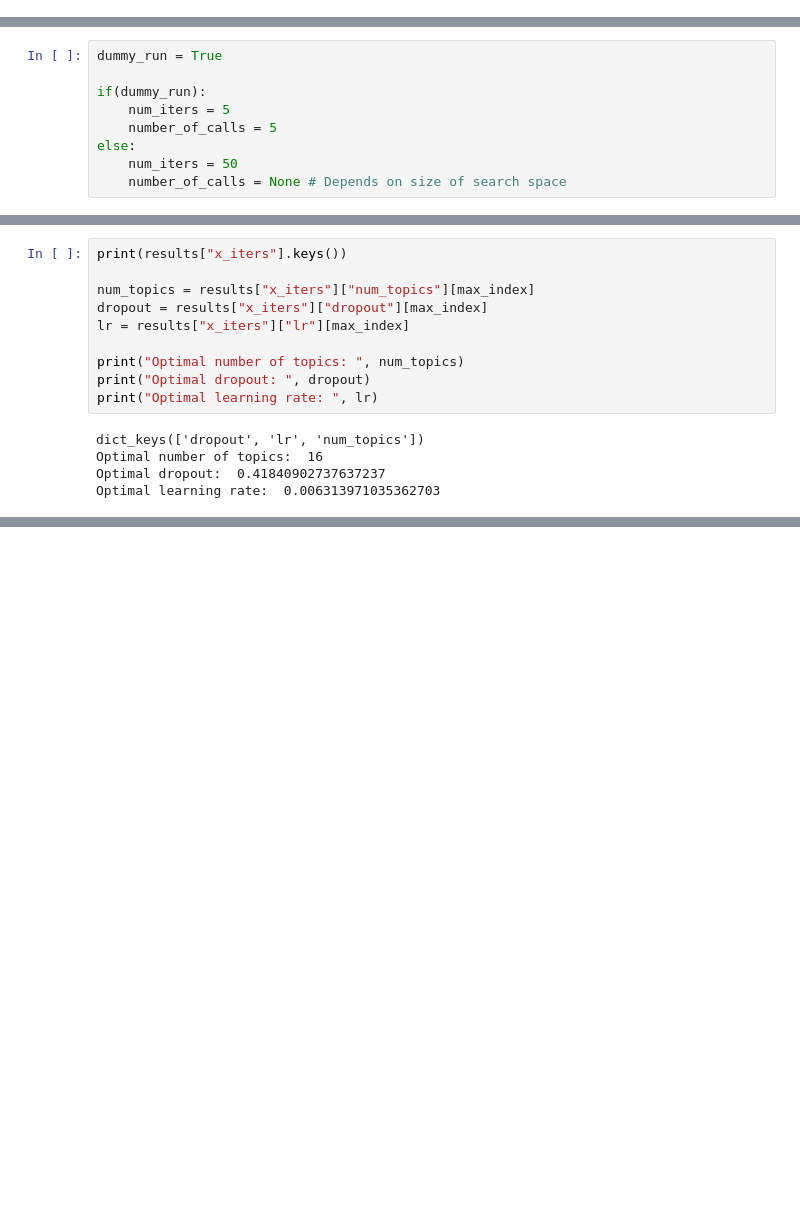
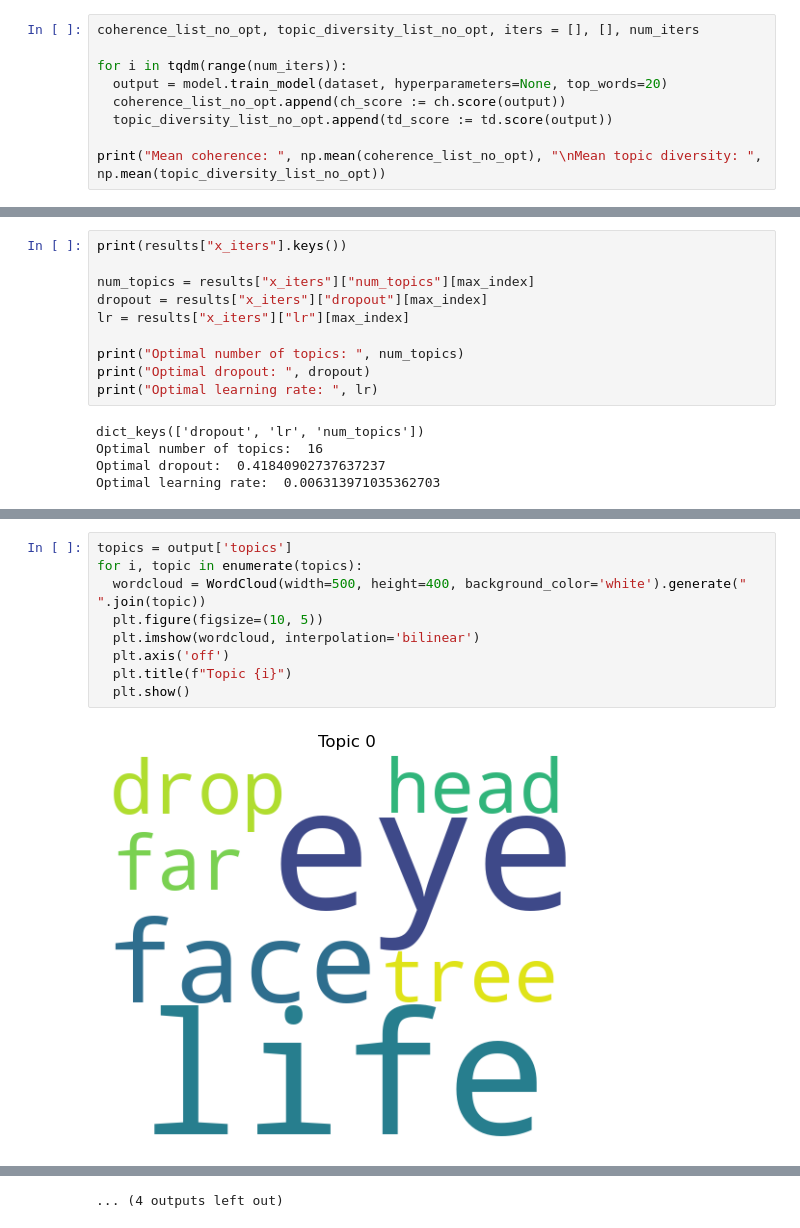
Before and after one commit to 15Max/LatentDirichletAllocation, a Jupyter notebook: notebooks/prod.ipynb, the cells around one changed output, grey strips where cells are left out. Saved outputs shown, nothing was run; the diff lists cells and outputs as text; blank space fills up the shorter version.

```diff
--- a/notebooks/prod.ipynb
+++ b/notebooks/prod.ipynb
@@ -144,0 +134,9 @@ Topic Diversity:  0.76
+# %%
+coherence_list_no_opt, topic_diversity_list_no_opt, iters = [], [], num_iters
+
+for i in tqdm(range(num_iters)):
+  output = model.train_model(dataset, hyperparameters=None, top_words=20)
+  coherence_list_no_opt.append(ch_score := ch.score(output))
+  topic_diversity_list_no_opt.append(td_score := td.score(output))
+
+print("Mean coherence: ", np.mean(coherence_list_no_opt), "\nMean topic diversity: ", np.mean(topic_diversity_list_no_opt))
@@ -146,15 +226,6 @@ Topic Diversity:  0.76
 ## Prod LDA model with optimization
 # %%
 model = ProdLDA()
-# %%
-dummy_run = True
-
-if(dummy_run):
-    num_iters = 5
-    number_of_calls = 5
-else:
-    num_iters = 50
-    number_of_calls = None # Depends on size of search space
 # %%
 # Define the search space. To see which hyperparameters to optimize, see the topic model's initialization signature
 search_space = {"num_topics": Integer(low=5, high=50),
@@ -245,0 +378,11 @@ Optimal learning rate:  0.006313971035362703
+# %%
+topics = output['topics']
+for i, topic in enumerate(topics):
+  wordcloud = WordCloud(width=500, height=400, background_color='white').generate(" ".join(topic))
+  plt.figure(figsize=(10, 5))
+  plt.imshow(wordcloud, interpolation='bilinear')
+  plt.axis('off')
+  plt.title(f"Topic {i}")
+  plt.show()
+# %% [output]
+[figure, added]
@@ -245,0 +400 @@ Optimal learning rate:  0.006313971035362703
+... (4 outputs left out)
```
Also changed, not shown: parts of 21 cells of this notebook, 2 other files.
